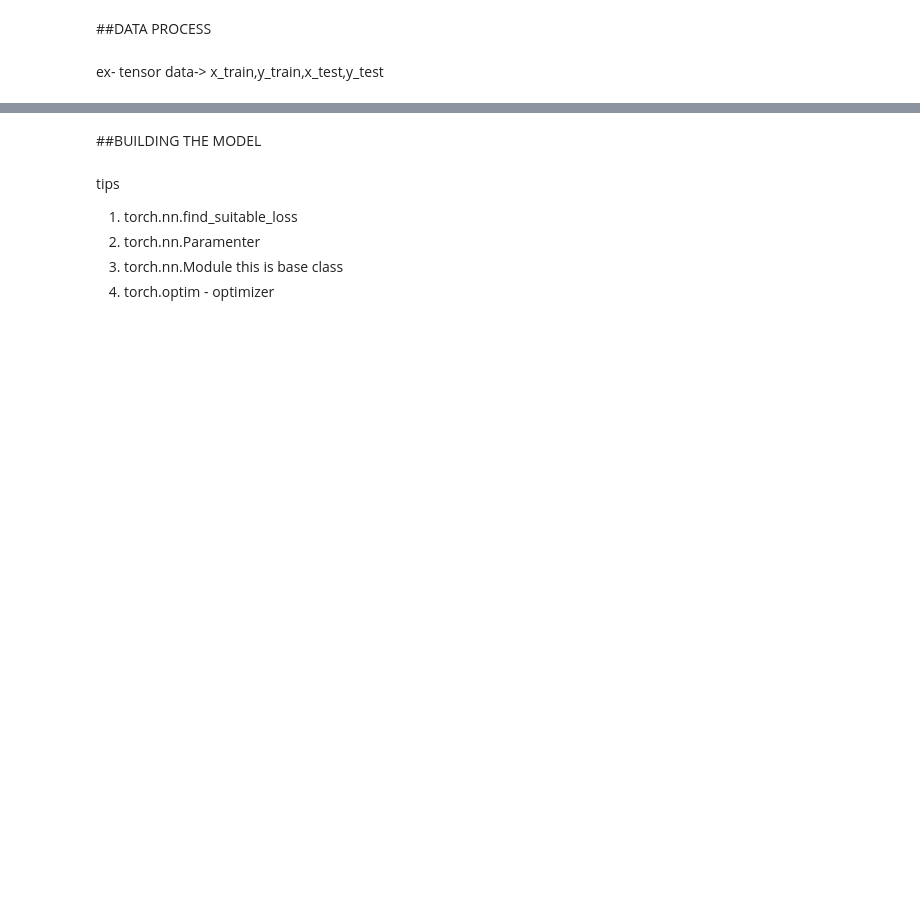
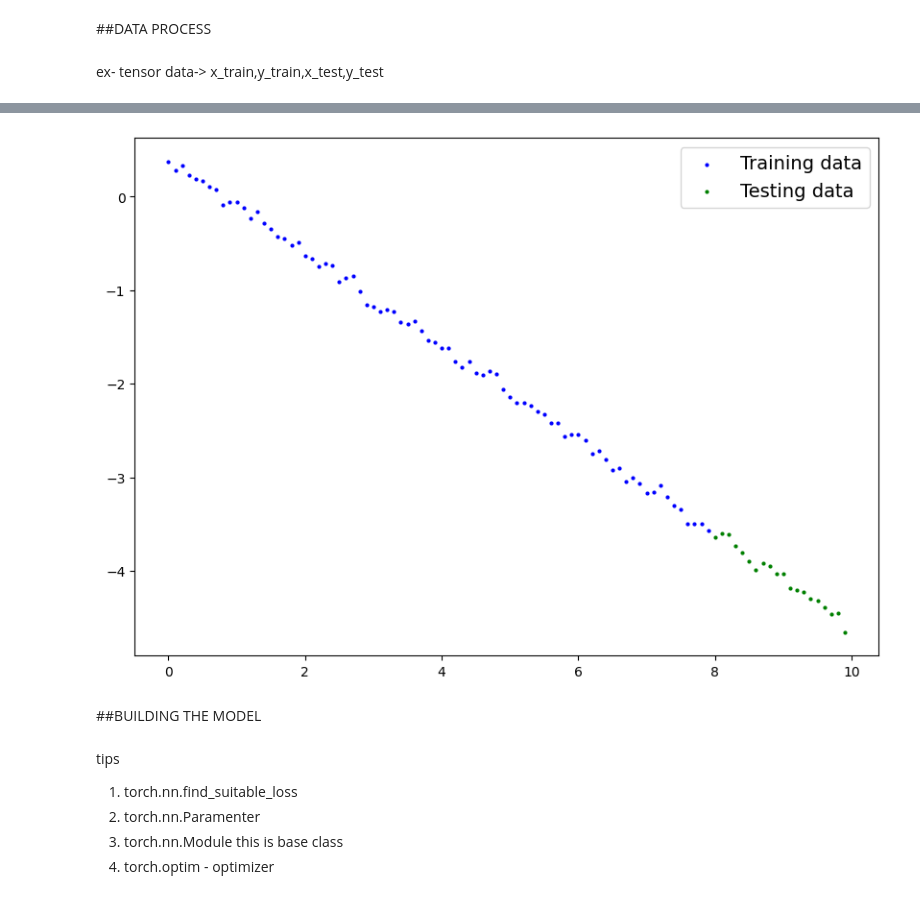
Before and after one commit to AhamedShimak/pytorch, a Jupyter notebook: Linear_regression_using_pytorch.ipynb, the cells around one changed output, grey strips where cells are left out. Cells and saved outputs as stored; diff of their text form; code cells hidden in the pictures; blank space fills up the shorter version.

```diff
--- a/Linear_regression_using_pytorch.ipynb
+++ b/Linear_regression_using_pytorch.ipynb
@@ -71,0 +92,11 @@ ex- tensor data-> x_train,y_train,x_test,y_test
+# %%
+# create data
+
+#weight and bias
+weight=-0.5
+bias=0.4
+
+x=torch.arange(0,10,0.1).to(device).unsqueeze(dim=1)
+y=weight*x+bias+torch.randn(len(x)).unsqueeze(dim=1).to(device)*0.05  #######to prevent mat multiplication error
+
+details(x),details(y)
@@ -72,3 +122,14 @@ ex- tensor data-> x_train,y_train,x_test,y_test
+# %%
+# create train/test split
+split_ratio =0.8
+
+x_train,y_train,x_test,y_test= x[:int(len(x)*0.8)],y[:int(len(x)*0.8)],x[int(len(x)*0.8):],y[int(len(x)*0.8):]
+# %%
+# plot and visualize it
+
+details_plot(x_train.to("cpu"),y_train.to("cpu"),x_test.to("cpu"),y_test.to("cpu"))
+# %% [output]
+[figure, added]
 # %% [markdown]
 ##BUILDING THE MODEL
 # %% [markdown]
```
Also changed, not shown: parts of 17 cells of this notebook.
